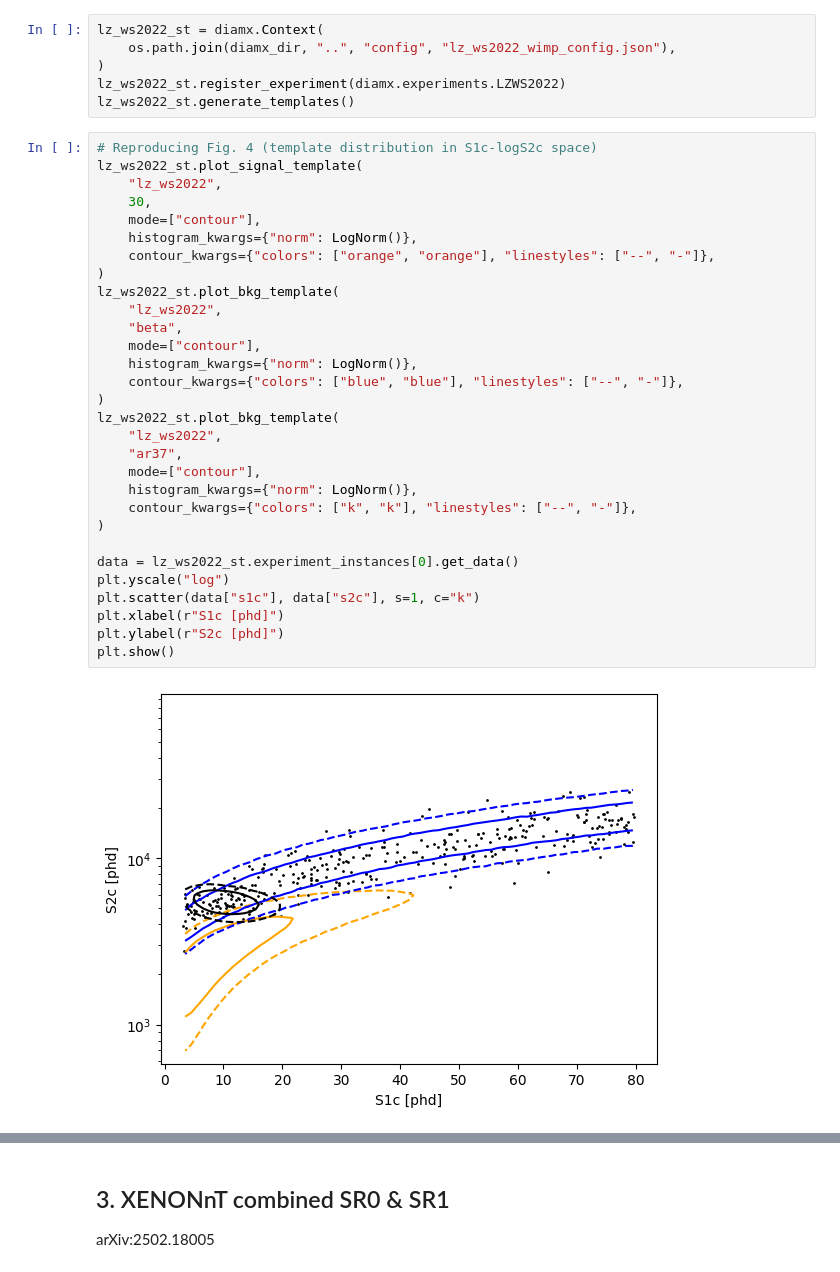
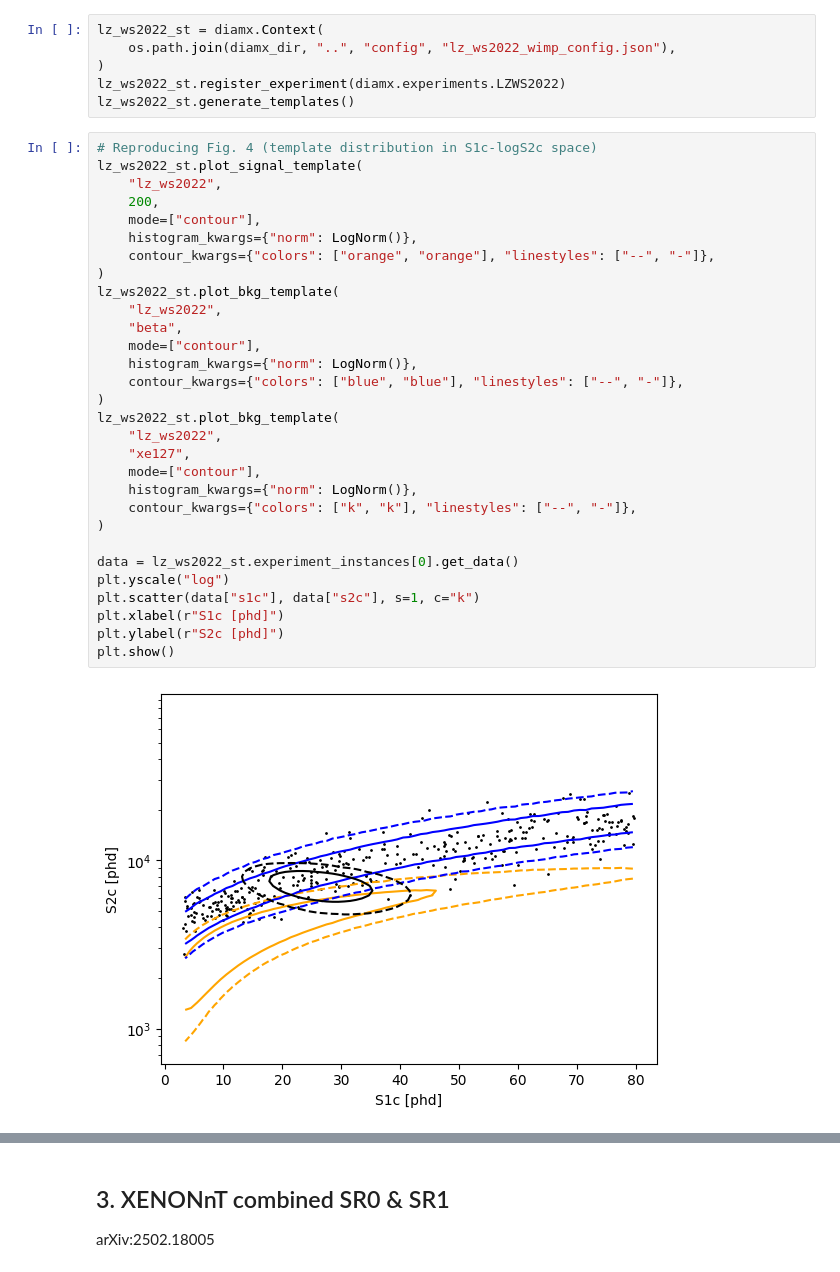
Before and after one commit to mhliu0001/diamx, a Jupyter notebook: notebooks/benchmark.ipynb, the cells around one changed output, grey strips where cells are left out. Cells and saved outputs as stored; diff of their text form.

```diff
--- a/notebooks/benchmark.ipynb
+++ b/notebooks/benchmark.ipynb
@@ -122,34 +123,34 @@ lz_ws2022_st.generate_templates()
 # %%
 # Reproducing Fig. 4 (template distribution in S1c-logS2c space)
 lz_ws2022_st.plot_signal_template(
     "lz_ws2022",
-    30,
+    200,
     mode=["contour"],
     histogram_kwargs={"norm": LogNorm()},
     contour_kwargs={"colors": ["orange", "orange"], "linestyles": ["--", "-"]},
 )
 lz_ws2022_st.plot_bkg_template(
     "lz_ws2022",
     "beta",
     mode=["contour"],
     histogram_kwargs={"norm": LogNorm()},
     contour_kwargs={"colors": ["blue", "blue"], "linestyles": ["--", "-"]},
 )
 lz_ws2022_st.plot_bkg_template(
     "lz_ws2022",
-    "ar37",
+    "xe127",
     mode=["contour"],
     histogram_kwargs={"norm": LogNorm()},
     contour_kwargs={"colors": ["k", "k"], "linestyles": ["--", "-"]},
 )
 
 data = lz_ws2022_st.experiment_instances[0].get_data()
 plt.yscale("log")
 plt.scatter(data["s1c"], data["s2c"], s=1, c="k")
 plt.xlabel(r"S1c [phd]")
 plt.ylabel(r"S2c [phd]")
 plt.show()
 # %% [output]
-[figure, old version]
+[figure, new version]
 # %%
 # Reproducing Table I (nominal & best-fit rate)
```
Also changed, not shown: parts of 12 cells of this notebook, 3 other files.
